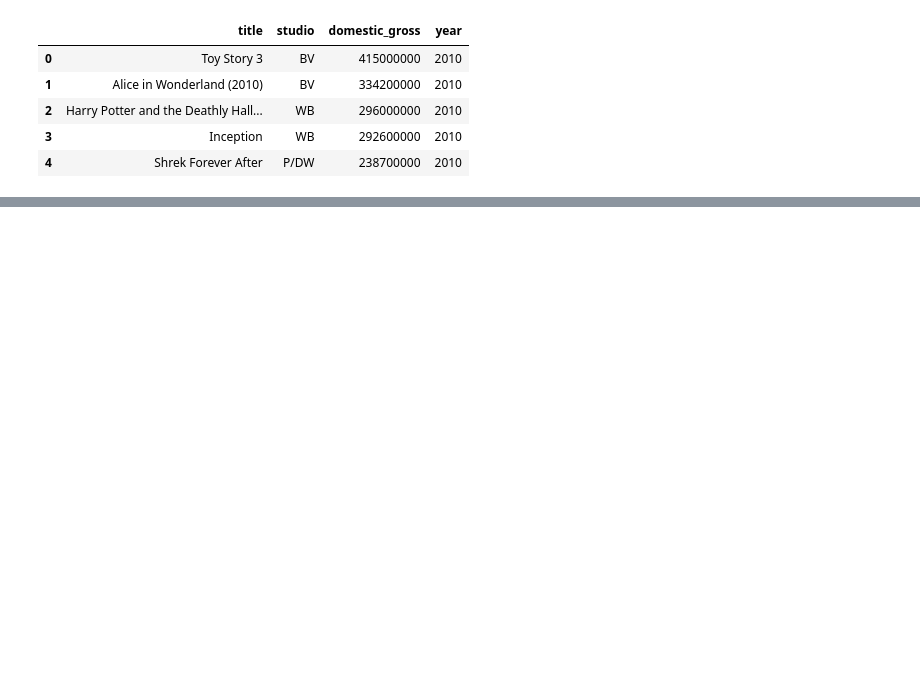
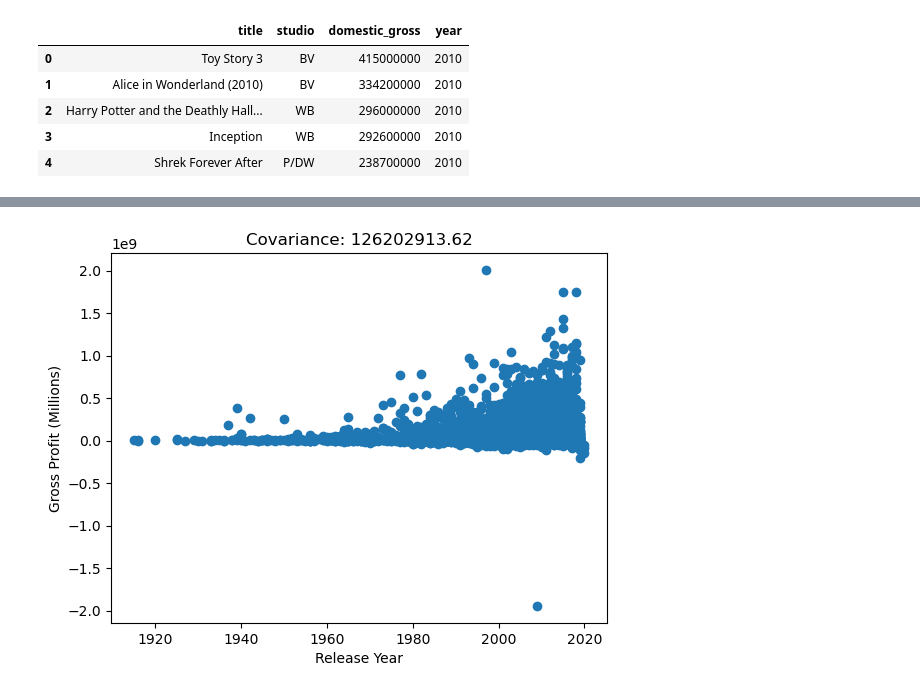
Before and after one commit to collinssigey/Project24, a Jupyter notebook: student-checkpoint.ipynb, the cells around one changed output, grey strips where cells are left out. Cells and saved outputs as stored; diff of their text form; code cells hidden in the pictures; blank space fills up the shorter version.

```diff
--- a/student-checkpoint.ipynb
+++ b/student-checkpoint.ipynb
@@ -175,0 +255,10 @@ df_movie_gross.head()
+# %%
+# Convert the columns to numeric and then to integers
+df_movie_budgets['worldwide_gross'] = pd.to_numeric(df_movie_budgets['worldwide_gross'].str.replace(',', ''), errors='coerce').astype(int)
+df_movie_budgets['production_budget'] = pd.to_numeric(df_movie_budgets['production_budget'].str.replace('$', ''), errors='coerce').astype(int)
+# %%
+#create a new column in the DataFrame called 'Profit_Gross'
+df_movie_budgets['Profit_Gross'] = df_movie_budgets['worldwide_gross'] - df_movie_budgets['production_budget']
+
+#check the new DataFrame with the 'Profit_Gross' column
+df_movie_budgets.tail()
@@ -175,0 +272,12 @@ df_movie_gross.head()
+# %%
+# Calculate the covariance between the time and gross profit
+covariance = df_movie_budgets[['release_year', 'Profit_Gross']].cov().iloc[0, 1]
+
+# Create a scatter plot of the data
+plt.scatter(df_movie_budgets['release_year'], df_movie_budgets['Profit_Gross'])
+plt.title('Covariance: {:.2f}'.format(covariance))
+plt.xlabel('Release Year')
+plt.ylabel('Gross Profit (Millions)')
+plt.show()
+# %% [output]
+[figure, added]
```
Also changed, not shown: parts of 12 cells of this notebook, 5 other files.
